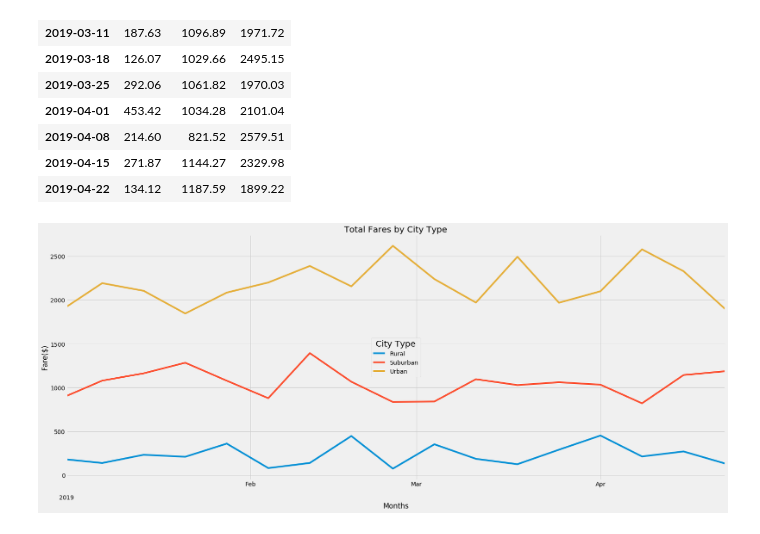
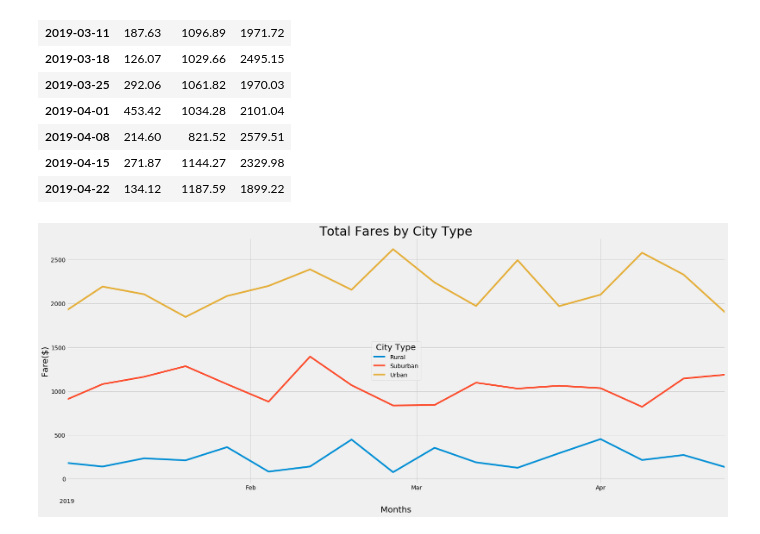
Before and after one commit to rcelorio/PyBer_Analysis, a Jupyter notebook: PyBer_Challenge.ipynb, the cells around one changed output. Drawn from its saved outputs; the diff is of its cells as text; code cells hidden in the pictures.

```diff
--- a/PyBer_Challenge.ipynb
+++ b/PyBer_Challenge.ipynb
@@ -221,34 +221,34 @@ years = mdates.YearLocator()   # every year
 months = mdates.MonthLocator()  # every month
 yearsFmt = mdates.DateFormatter('\n\n%Y')
 monthsFmt = mdates.DateFormatter('%b')
 
 #Using the object-oriented interface method, plot the DataFrame you created in Step 12 using the df.plot() function. Things to consider with your plotting
 plt.style.use('fivethirtyeight')
 fig, ax = plt.subplots(figsize = (25,10))
 
 #Plot it
 ax.plot(weekly_fares_by_type_df)
 
-ax.set_xlabel("Months")
-ax.set_ylabel("Fare($)")
-ax.set_title("Total Fares by City Type")
+ax.set_xlabel("Months",fontsize=20)
+ax.set_ylabel("Fare($)",fontsize=20)
+ax.set_title("Total Fares by City Type",fontsize=30)
 
 #ax.xtick_lables = pd.DatetimeIndex(weekly_fares_by_type_df.index).month
 # format the ticks
 ax.xaxis.set_minor_locator(months)
 ax.xaxis.set_minor_formatter(monthsFmt)
 plt.setp(ax.xaxis.get_minorticklabels())
 ax.xaxis.set_major_locator(years)
 ax.xaxis.set_major_formatter(yearsFmt)
 ax.set_xlim([datetime.date(2019, 1, 1), datetime.date(2019, 4, 22)])
 
 #add the minor tick grid
 ax.xaxis.grid(which='minor')
 
 #build the legend
 ax.legend(weekly_fares_by_type_df,loc='center', title='City Type', title_fontsize=20)
 plt.savefig("analysis/TotalFaresByCT.png")
 #show the plot
 plt.show()
 # %% [output]
-[figure, old version]
+[figure, new version]
```
Also changed, not shown: 2 other files.
